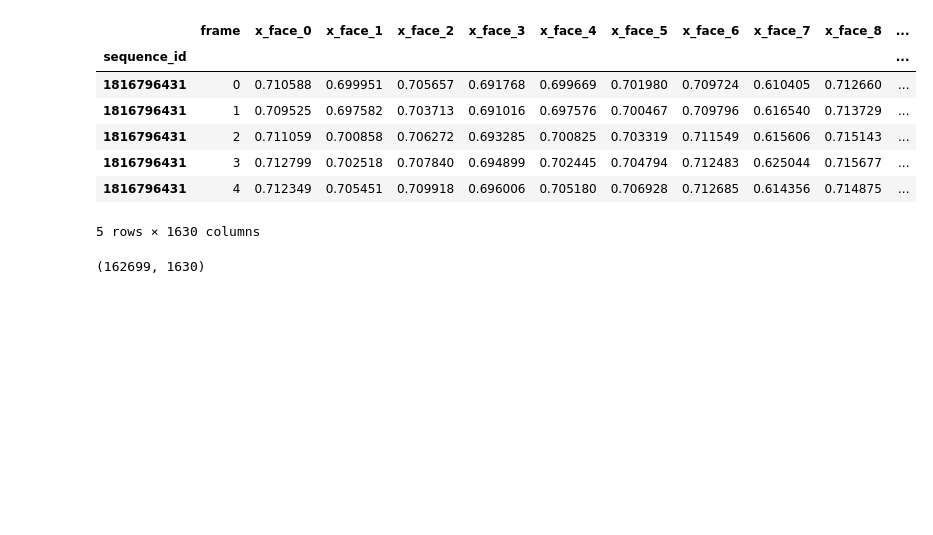
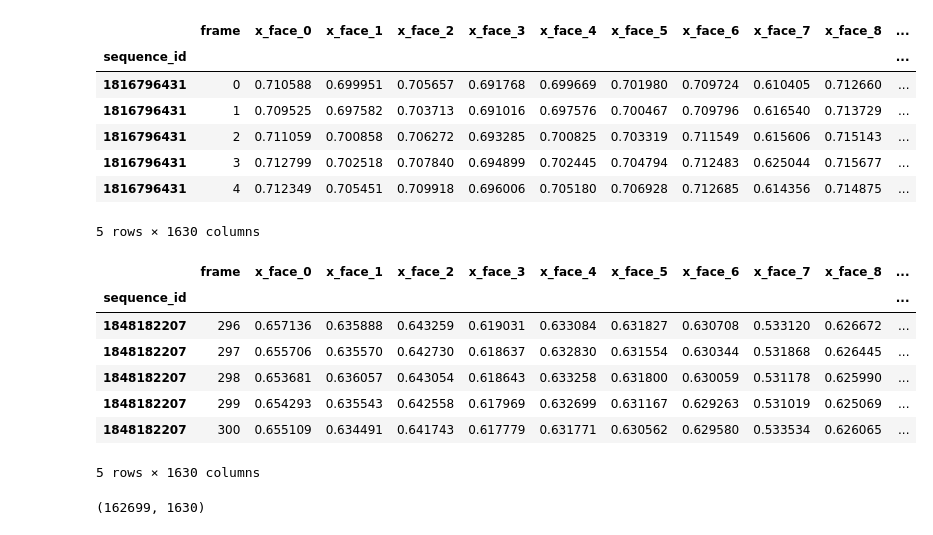
Before and after one commit to Nekoiii/Kaggle_notebook, a Jupyter notebook: sign-language-fingerspelling-recognition.ipynb, the cells around one changed output. Saved outputs shown, nothing was run; the diff lists cells and outputs as text; code cells hidden in the pictures; blank space fills up the shorter version.

```diff
--- a/sign-language-fingerspelling-recognition.ipynb
+++ b/sign-language-fingerspelling-recognition.ipynb
@@ -220,6 +223,17 @@ example_landmark.head()
 | 1816796431 | 3 | 0.712799 | 0.702518 | 0.707840 | 0.694899 | 0.702445 | 0.704794 | 0.712483 | 0.625044 | 0.715677 | ... |
 | 1816796431 | 4 | 0.712349 | 0.705451 | 0.709918 | 0.696006 | 0.705180 | 0.706928 | 0.712685 | 0.614356 | 0.714875 | ... |
 5 rows × 1630 columns
+# %%
+example_landmark.tail()
+# %% [output]
+|  | frame | x_face_0 | x_face_1 | x_face_2 | x_face_3 | x_face_4 | x_face_5 | x_face_6 | x_face_7 | x_face_8 | ... |
+| sequence_id |  |  |  |  |  |  |  |  |  |  | ... |
+| 1848182207 | 296 | 0.657136 | 0.635888 | 0.643259 | 0.619031 | 0.633084 | 0.631827 | 0.630708 | 0.533120 | 0.626672 | ... |
+| 1848182207 | 297 | 0.655706 | 0.635570 | 0.642730 | 0.618637 | 0.632830 | 0.631554 | 0.630344 | 0.531868 | 0.626445 | ... |
+| 1848182207 | 298 | 0.653681 | 0.636057 | 0.643054 | 0.618643 | 0.633258 | 0.631800 | 0.630059 | 0.531178 | 0.625990 | ... |
+| 1848182207 | 299 | 0.654293 | 0.635543 | 0.642558 | 0.617969 | 0.632699 | 0.631167 | 0.629263 | 0.531019 | 0.625069 | ... |
+| 1848182207 | 300 | 0.655109 | 0.634491 | 0.641743 | 0.617779 | 0.631771 | 0.630562 | 0.629580 | 0.533534 | 0.626065 | ... |
+5 rows × 1630 columns
 # %%
 example_landmark.shape
 # %% [output]
```
Also changed, not shown: parts of 11 cells of this notebook.
